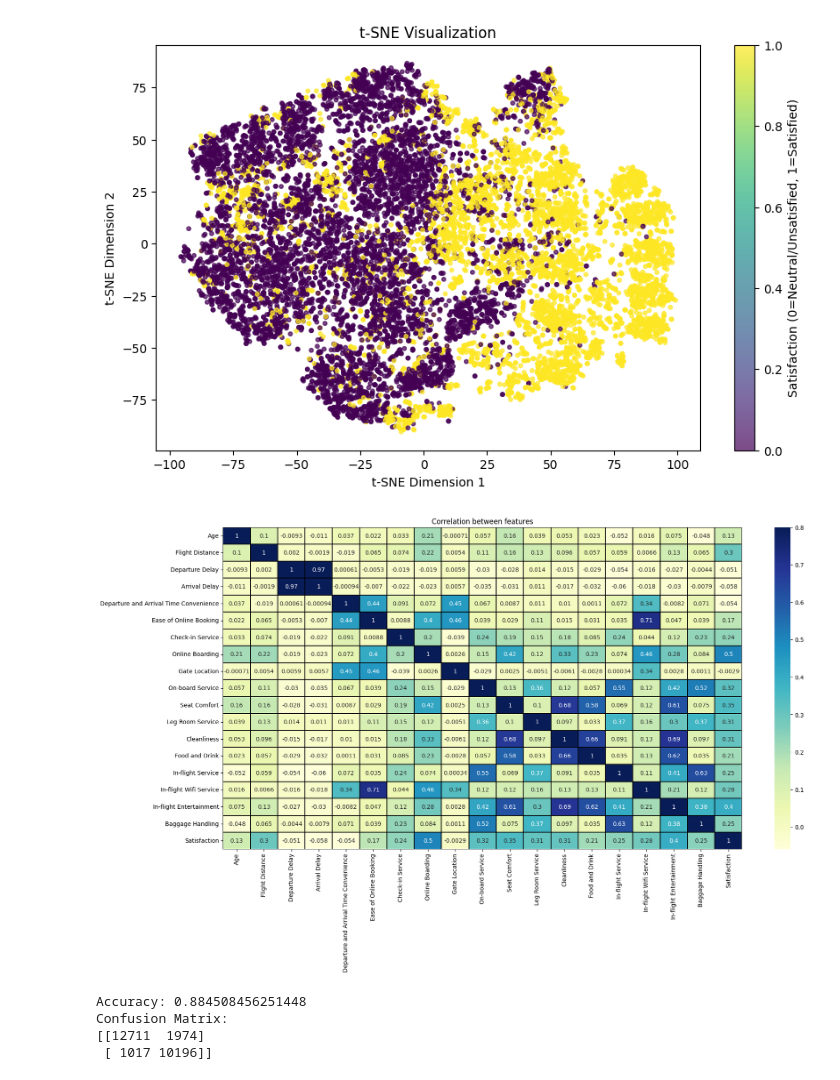
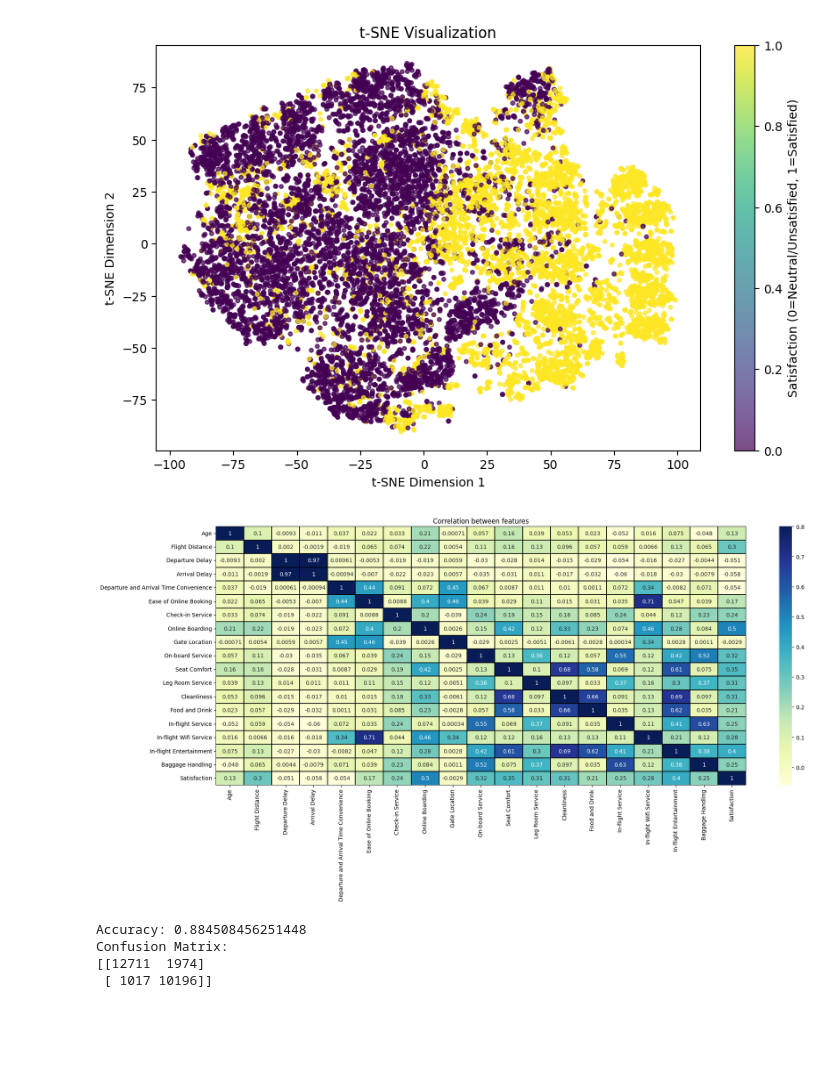
Before and after one commit to athoscf/XAI-techniques, a Jupyter notebook: Project.ipynb, the cells around one changed output. Drawn from its saved outputs; the diff is of its cells as text; code cells hidden in the pictures; blank space fills up the shorter version.

```diff
--- a/Project.ipynb
+++ b/Project.ipynb
@@ -128,10 +130,11 @@ plt.show()
 # %%
 plt.figure(figsize=(20,10))
 sns.heatmap(df.select_dtypes(include=['int64', 'float64']).corr(),  vmax=0.8, linewidth=0.01, annot = True, cmap='YlGnBu', linecolor ='black')
 plt.title('Correlation between features')
-plt.show()
+plt.tight_layout()
+plt.savefig("correlation.png")
 # %% [output]
-[figure, old version]
+[figure, new version]
 # %%
 tree_preprocessor = ColumnTransformer(
     transformers=[
```
Also changed, not shown: parts of 26 cells of this notebook, 4 other files.
